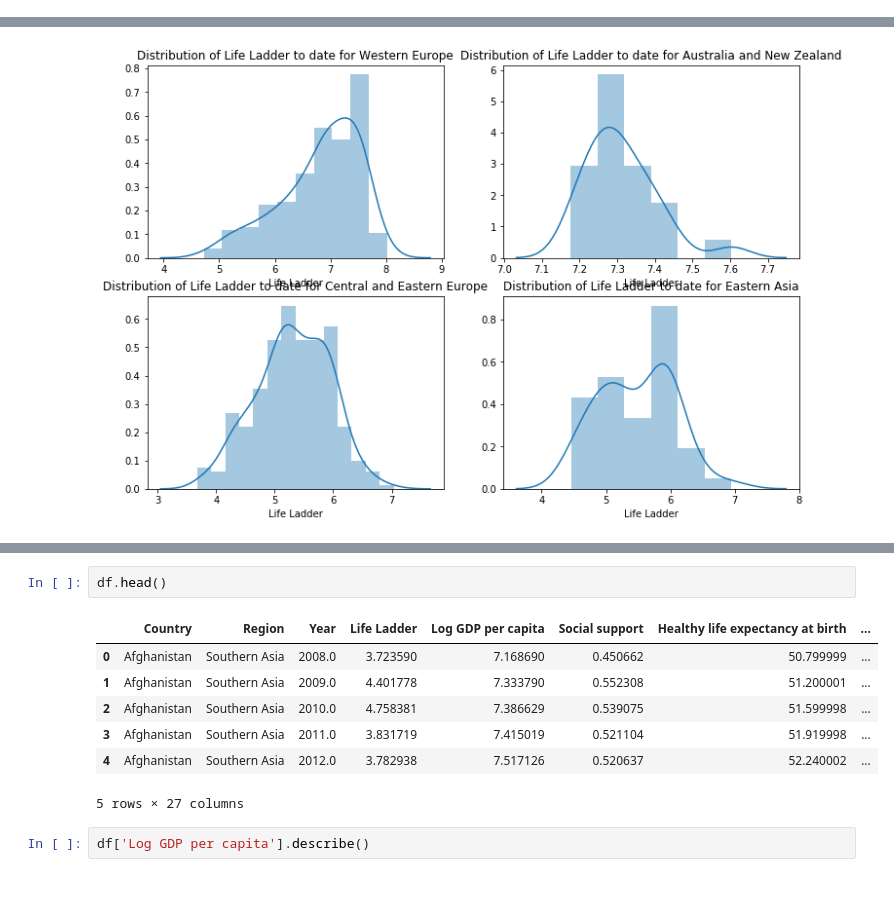
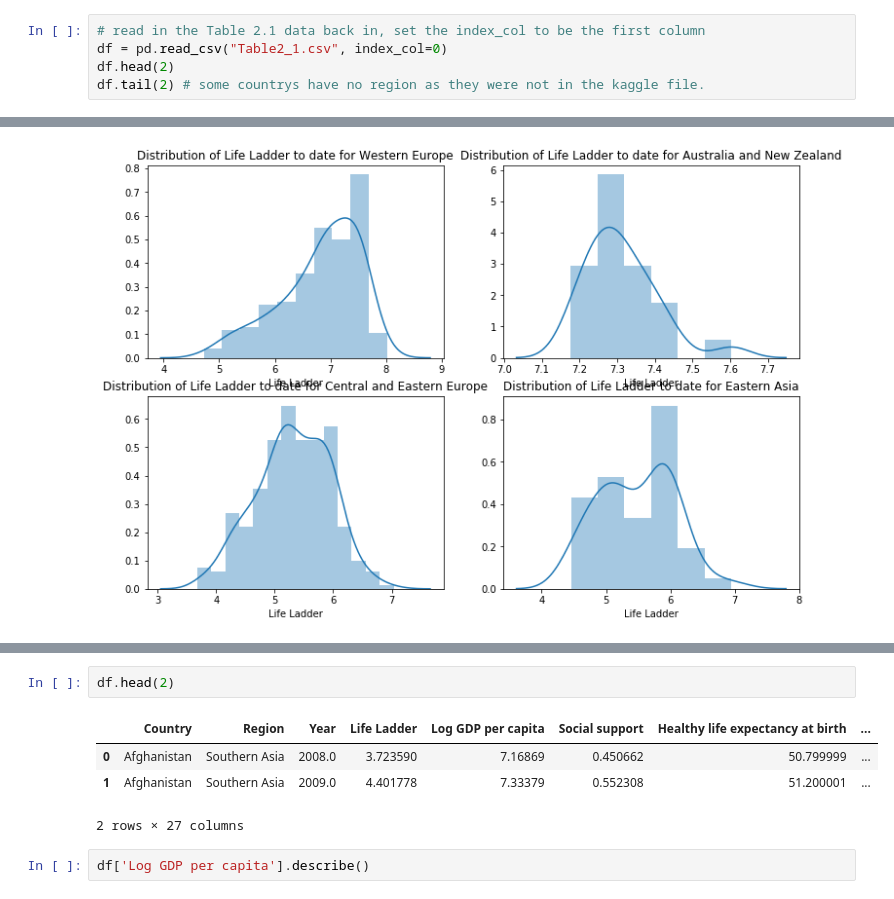
Before and after one commit to angela1C/Programming-for-Data-Analysis-Simulation-Project-2019, a Jupyter notebook: HappySimulate.ipynb, the cells around one changed output, grey strips where cells are left out. Saved outputs shown, nothing was run; the diff lists cells and outputs as text.

```diff
--- a/HappySimulate.ipynb
+++ b/HappySimulate.ipynb
@@ -256,0 +404,5 @@ WH.head(3)
+# %%
+# read in the Table 2.1 data back in, set the index_col to be the first column
+df = pd.read_csv("Table2_1.csv", index_col=0)
+df.head(2)
+df.tail(2) # some countrys have no region as they were not in the kaggle file.
@@ -454,13 +734,10 @@ axes[1,1].set_title("Distribution of Life Ladder to date for Eastern Asia");
 # %%
-df.head()
+df.head(2)
 # %% [output]
 |  | Country | Region | Year | Life Ladder | Log GDP per capita | Social support | Healthy life expectancy at birth | ... |
-| 0 | Afghanistan | Southern Asia | 2008.0 | 3.723590 | 7.168690 | 0.450662 | 50.799999 | ... |
-| 1 | Afghanistan | Southern Asia | 2009.0 | 4.401778 | 7.333790 | 0.552308 | 51.200001 | ... |
-| 2 | Afghanistan | Southern Asia | 2010.0 | 4.758381 | 7.386629 | 0.539075 | 51.599998 | ... |
-| 3 | Afghanistan | Southern Asia | 2011.0 | 3.831719 | 7.415019 | 0.521104 | 51.919998 | ... |
-| 4 | Afghanistan | Southern Asia | 2012.0 | 3.782938 | 7.517126 | 0.520637 | 52.240002 | ... |
+| 0 | Afghanistan | Southern Asia | 2008.0 | 3.723590 | 7.16869 | 0.450662 | 50.799999 | ... |
+| 1 | Afghanistan | Southern Asia | 2009.0 | 4.401778 | 7.33379 | 0.552308 | 51.200001 | ... |
-5 rows × 27 columns
+2 rows × 27 columns
 # %%
 df['Log GDP per capita'].describe()
 # %% [output]
```
Also changed, not shown: parts of 126 cells of this notebook, 5 other files.
